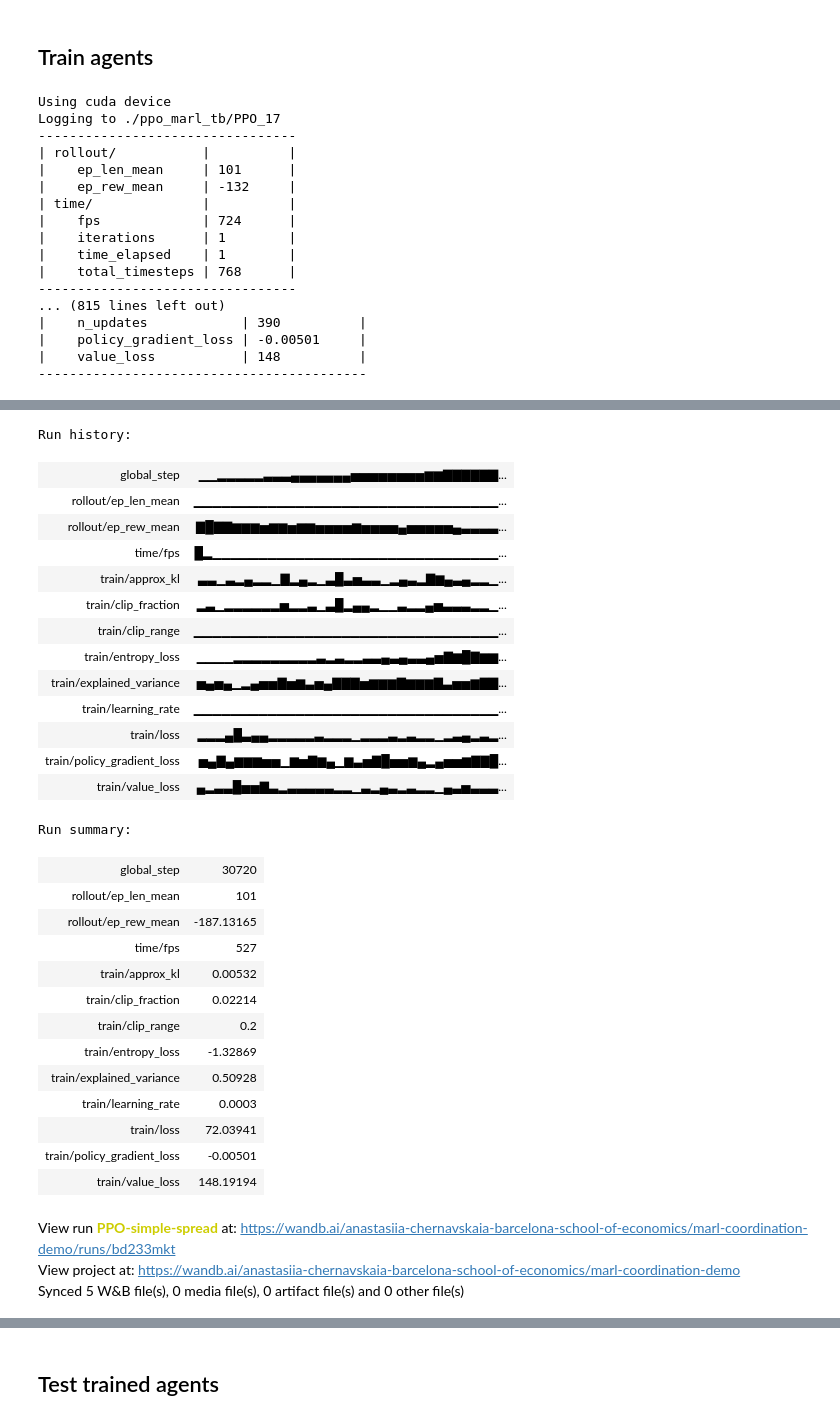
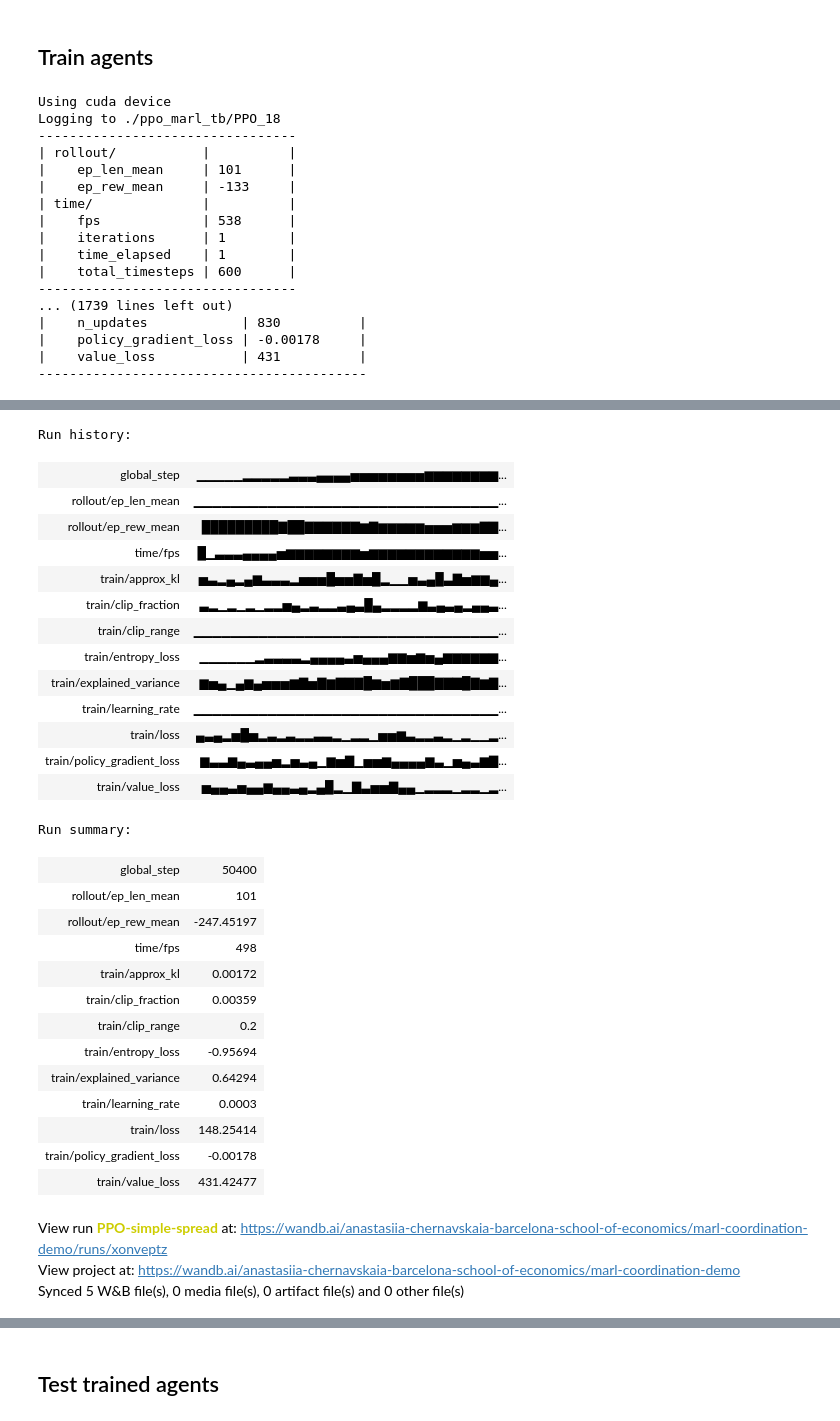
Before and after one commit to ananstr/Multi-Agent-RL-PettingZoo, a Jupyter notebook: MARL_final_project.ipynb, the cells around one changed output, grey strips where cells are left out. Saved outputs shown, nothing was run; the diff lists cells and outputs as text; code cells hidden in the pictures.

```diff
--- a/MARL_final_project.ipynb
+++ b/MARL_final_project.ipynb
@@ -76,60 +82,60 @@ View run at https://wandb.ai/anastasiia-chernavskaia-barcelona-school-of-economi
 # %%
 policy_kwargs = dict(
     net_arch=[64, 64],  # Simplified MLP architecture
     activation_fn=torch.nn.ReLU
 )
 
-model = PPO(ActorCriticPolicy, env, n_steps=256, verbose=1, tensorboard_log="./ppo_marl_tb/", policy_kwargs=policy_kwargs)
-model.learn(total_timesteps=30000)  # number of timesteps to train
+model = PPO(ActorCriticPolicy, env, n_steps=200, verbose=1, tensorboard_log="./ppo_marl_tb/", policy_kwargs=policy_kwargs)
+model.learn(total_timesteps=50000)  # number of timesteps to train
 model.save("ppo_marl_simple_spread")
 wandb.finish()
 # %% [output]
 Using cuda device
-Logging to ./ppo_marl_tb/PPO_17
+Logging to ./ppo_marl_tb/PPO_18
 ---------------------------------
 | rollout/           |          |
 |    ep_len_mean     | 101      |
-|    ep_rew_mean     | -132     |
+|    ep_rew_mean     | -133     |
 | time/              |          |
-|    fps             | 724      |
+|    fps             | 538      |
 |    iterations      | 1        |
 |    time_elapsed    | 1        |
-|    total_timesteps | 768      |
+|    total_timesteps | 600      |
 ---------------------------------
-... (815 lines left out)
-|    n_updates            | 390          |
-|    policy_gradient_loss | -0.00501     |
-|    value_loss           | 148          |
+... (1739 lines left out)
+|    n_updates            | 830          |
+|    policy_gradient_loss | -0.00178     |
+|    value_loss           | 431          |
 ------------------------------------------
 [interactive output not drawn]
 Run history:
-| global_step | ▁▁▂▂▂▂▂▃▃▃▄▄▄▄▄▄▄▅▅▅▅▅▅▅▅▆▆▇▇▇▇▇▇... |
+| global_step | ▁▁▁▁▁▂▂▂▂▂▃▃▃▄▄▄▄▅▅▅▅▅▅▅▅▆▆▆▆▆▆▆▆... |
 | rollout/ep_len_mean | ▁▁▁▁▁▁▁▁▁▁▁▁▁▁▁▁▁▁▁▁▁▁▁▁▁▁▁▁▁▁▁▁▁... |
-| rollout/ep_rew_mean | ▇█▇▇▆▆▆▅▆▆▅▆▆▅▅▅▅▆▅▅▅▅▄▅▅▅▅▅▄▃▃▃▃... |
-| time/fps | █▂▁▁▁▁▁▁▁▁▁▁▁▁▁▁▁▁▁▁▁▁▁▁▁▁▁▁▁▁▁▁▁... |
-| train/approx_kl | ▃▃▁▃▂▄▂▂▁▇▂▄▂▁▃█▃▅▃▃▁▂▄▃▂▇▆▄▃▄▂▂▁... |
-| train/clip_fraction | ▂▃▁▂▂▂▂▂▂▅▂▂▃▁▃█▂▄▄▂▁▁▃▂▂▄▅▃▃▃▂▂▁... |
+| rollout/ep_rew_mean | █████████▇██▇▇▇▇▇▇▆▇▆▆▆▆▆▅▅▅▆▆▆▇▇... |
+| time/fps | █▁▃▃▃▄▄▄▄▅▆▆▆▆▆▆▆▆▅▆▆▆▆▆▆▆▆▆▆▆▆▅▅... |
+| train/approx_kl | ▅▃▂▄▂▄▆▃▃▃▂▅▅▅█▅▅▇▅█▂▁▁▅▃▄█▃▇▅▆▆▄... |
+| train/clip_fraction | ▃▂▁▂▁▂▁▂▂▅▄▂▃▂▂▃▄▃█▄▂▂▂▂▆▃▄▃▄▂▄▄▃... |
 | train/clip_range | ▁▁▁▁▁▁▁▁▁▁▁▁▁▁▁▁▁▁▁▁▁▁▁▁▁▁▁▁▁▁▁▁▁... |
-| train/entropy_loss | ▁▁▁▁▂▂▂▂▂▂▂▂▂▃▂▃▂▂▃▃▄▃▄▃▃▄▅▇▆█▇▆▆... |
-| train/explained_variance | ▅▄▅▄▁▂▄▅▅▇▅▆▃▅▄▇▇▇▅▆▆▆▇▆▆▆▇▃▅▅▆▇▇... |
+| train/entropy_loss | ▁▁▁▁▁▁▂▃▃▃▃▂▄▄▄▄▃▅▄▄▄▆▆▅▆▅▄▆▆▆▆▆▆... |
+| train/explained_variance | ▆▅▄▁▄▆▄▅▅▅▆▇▅▇▆▇▇▇█▆▅▆▇███▇▇▇█▇▆▇... |
 | train/learning_rate | ▁▁▁▁▁▁▁▁▁▁▁▁▁▁▁▁▁▁▁▁▁▁▁▁▁▁▁▁▁▁▁▁▁... |
-| train/loss | ▂▂▂▄█▃▄▄▂▂▂▂▂▃▂▂▂▁▂▂▂▃▂▃▂▂▁▂▃▄▂▃▂... |
-| train/policy_gradient_loss | ▅▄▇▄▆▆▆▅▅▁▆▅▇▆▄▁▆▃▅▇█▅▅▆▄▂▄▅▅▆▇▇█... |
-| train/value_loss | ▄▂▃▃█▅▅▇▃▂▃▃▃▃▃▂▂▁▃▂▄▃▂▃▂▂▁▄▃▅▃▃▃... |
+| train/loss | ▄▃▄▂▅█▅▂▃▂▃▂▂▃▃▂▁▂▂▁▅▅▆▃▂▂▃▂▁▂▁▁▂... |
+| train/policy_gradient_loss | ▆▃▃▆▄▃▄▄▅▂▅▃▄▁▆▅▇▁▅▅▆▄▄▄▄▆▃▁▅▄▃▆▇... |
+| train/value_loss | ▅▄▄▃▅▄▄▆▄▄▃▄▂▄█▂▁▇▃▅▅▇▄▄▁▂▂▂▁▂▂▁▂... |
 Run summary:
-| global_step | 30720 |
+| global_step | 50400 |
 | rollout/ep_len_mean | 101 |
-| rollout/ep_rew_mean | -187.13165 |
-| time/fps | 527 |
-| train/approx_kl | 0.00532 |
-| train/clip_fraction | 0.02214 |
+| rollout/ep_rew_mean | -247.45197 |
+| time/fps | 498 |
+| train/approx_kl | 0.00172 |
+| train/clip_fraction | 0.00359 |
 | train/clip_range | 0.2 |
-| train/entropy_loss | -1.32869 |
-| train/explained_variance | 0.50928 |
+| train/entropy_loss | -0.95694 |
+| train/explained_variance | 0.64294 |
 | train/learning_rate | 0.0003 |
-| train/loss | 72.03941 |
-| train/policy_gradient_loss | -0.00501 |
-| train/value_loss | 148.19194 |
+| train/loss | 148.25414 |
+| train/policy_gradient_loss | -0.00178 |
+| train/value_loss | 431.42477 |
-View run PPO-simple-spread at: https://wandb.ai/anastasiia-chernavskaia-barcelona-school-of-economics/marl-coordination-demo/runs/bd233mkt
+View run PPO-simple-spread at: https://wandb.ai/anastasiia-chernavskaia-barcelona-school-of-economics/marl-coordination-demo/runs/xonveptz
 View project at: https://wandb.ai/anastasiia-chernavskaia-barcelona-school-of-economics/marl-coordination-demo
 Synced 5 W&B file(s), 0 media file(s), 0 artifact file(s) and 0 other file(s)
```
Also changed, not shown: parts of 9 cells of this notebook.
